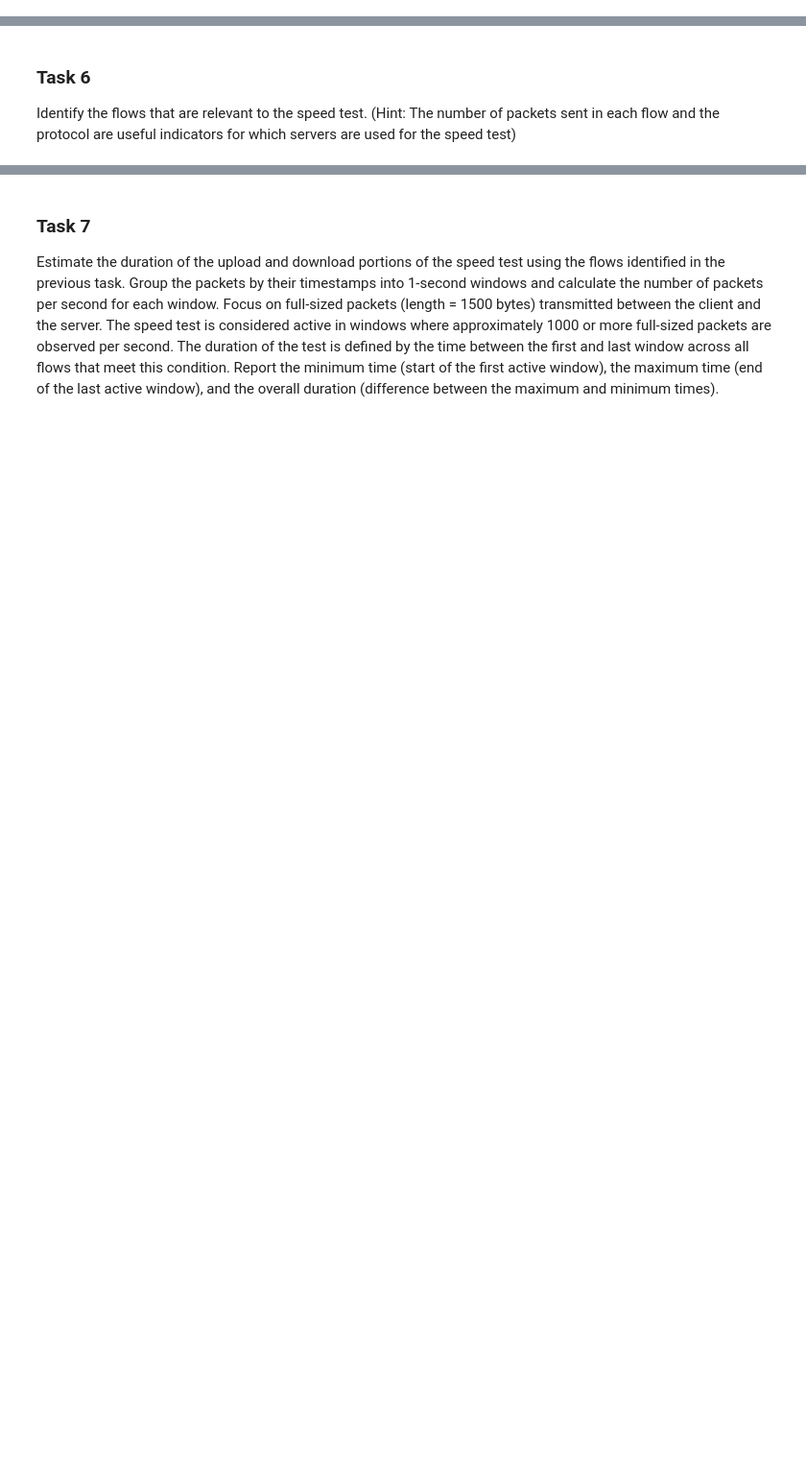
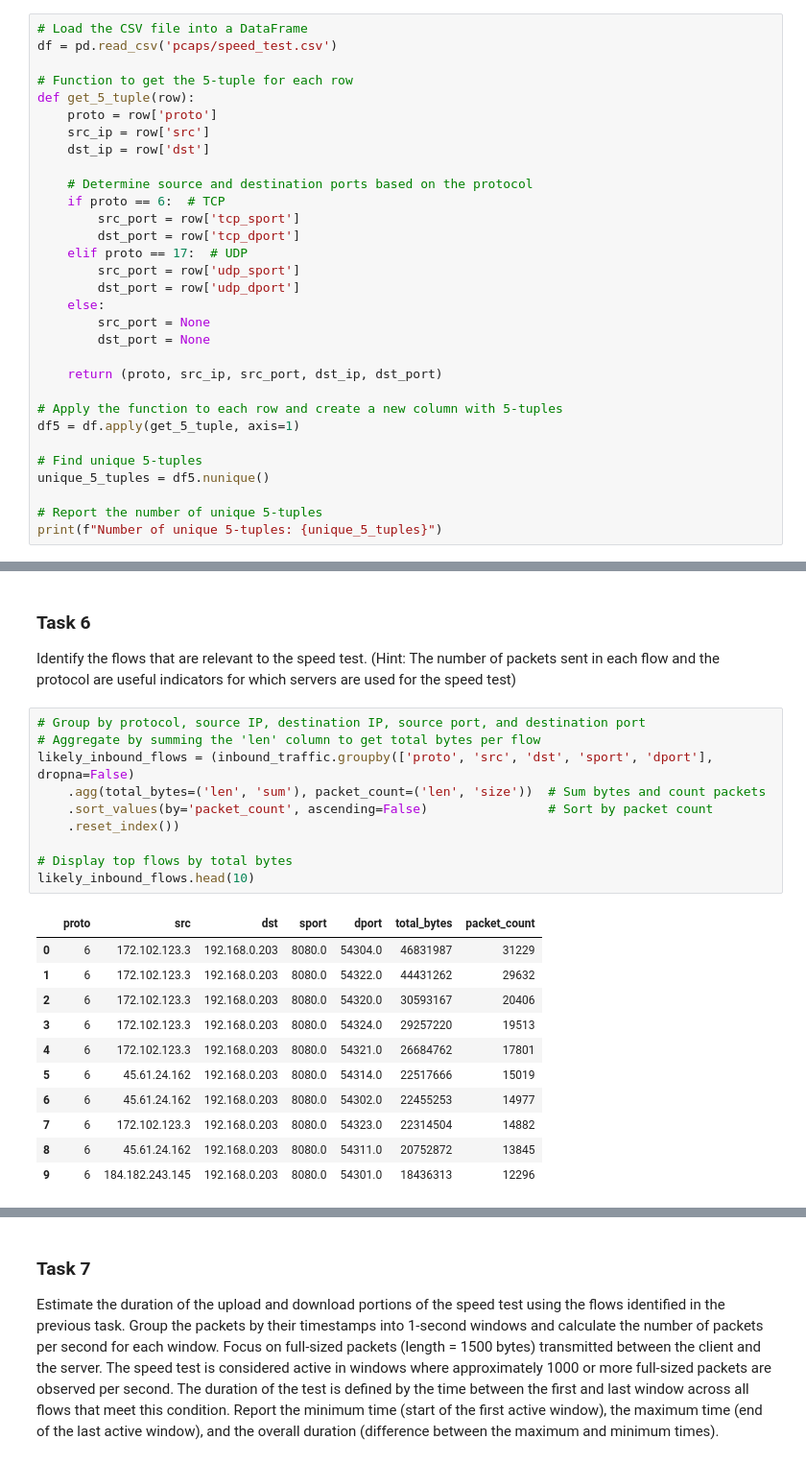
Before and after one commit to andrew200356/cs190n, a Jupyter notebook: assignments/assignment1/exploratory_data_analysis.ipynb, the cells around one changed output, grey strips where cells are left out. Shown at 96% size. Drawn from its saved outputs; the diff is of its cells as text; blank space fills up the shorter version.

```diff
--- a/assignments/assignment1/exploratory_data_analysis.ipynb
+++ b/assignments/assignment1/exploratory_data_analysis.ipynb
@@ -51,3 +118,34 @@ The 5-tuple is commonly referred to in networking, and refers to the 5 attribute
    - Destination Port
 
 Report the number of unique 5-tuples, within `pcaps/speed_test.pcap`. Remember, the port number can be either TCP or UDP port numbers depending on the protocol. Additionally, the port numbers can both be `None` if the `proto` is not equal to 6 (TCP) or 17 (UDP). You should first develop your code using the sample packet capture before executing the code on the full packet capture.
+# %%
+# Load the CSV file into a DataFrame
+df = pd.read_csv('pcaps/speed_test.csv')
+
+# Function to get the 5-tuple for each row
+def get_5_tuple(row):
+    proto = row['proto']
+    src_ip = row['src']
+    dst_ip = row['dst']
+
+    # Determine source and destination ports based on the protocol
+    if proto == 6:  # TCP
+        src_port = row['tcp_sport']
+        dst_port = row['tcp_dport']
+    elif proto == 17:  # UDP
+        src_port = row['udp_sport']
+        dst_port = row['udp_dport']
+    else:
+        src_port = None
+        dst_port = None
+
+    return (proto, src_ip, src_port, dst_ip, dst_port)
+
+# Apply the function to each row and create a new column with 5-tuples
+df5 = df.apply(get_5_tuple, axis=1)
+
+# Find unique 5-tuples
+unique_5_tuples = df5.nunique()
+
+# Report the number of unique 5-tuples
+print(f"Number of unique 5-tuples: {unique_5_tuples}")
@@ -60,3 +282,25 @@ Visualize the number of inbound and outbound bytes observed every second aggrega
 # %% [markdown]
 ### Task 6
 Identify the flows that are relevant to the speed test. (Hint: The number of packets sent in each flow and the protocol are useful indicators for which servers are used for the speed test)
+# %%
+# Group by protocol, source IP, destination IP, source port, and destination port
+# Aggregate by summing the 'len' column to get total bytes per flow
+likely_inbound_flows = (inbound_traffic.groupby(['proto', 'src', 'dst', 'sport', 'dport'], dropna=False)
+    .agg(total_bytes=('len', 'sum'), packet_count=('len', 'size'))  # Sum bytes and count packets
+    .sort_values(by='packet_count', ascending=False)                # Sort by packet count
+    .reset_index())
+
+# Display top flows by total bytes
+likely_inbound_flows.head(10)
+# %% [output]
+|  | proto | src | dst | sport | dport | total_bytes | packet_count |
+| 0 | 6 | 172.102.123.3 | 192.168.0.203 | 8080.0 | 54304.0 | 46831987 | 31229 |
+| 1 | 6 | 172.102.123.3 | 192.168.0.203 | 8080.0 | 54322.0 | 44431262 | 29632 |
+| 2 | 6 | 172.102.123.3 | 192.168.0.203 | 8080.0 | 54320.0 | 30593167 | 20406 |
+| 3 | 6 | 172.102.123.3 | 192.168.0.203 | 8080.0 | 54324.0 | 29257220 | 19513 |
+| 4 | 6 | 172.102.123.3 | 192.168.0.203 | 8080.0 | 54321.0 | 26684762 | 17801 |
+| 5 | 6 | 45.61.24.162 | 192.168.0.203 | 8080.0 | 54314.0 | 22517666 | 15019 |
+| 6 | 6 | 45.61.24.162 | 192.168.0.203 | 8080.0 | 54302.0 | 22455253 | 14977 |
+| 7 | 6 | 172.102.123.3 | 192.168.0.203 | 8080.0 | 54323.0 | 22314504 | 14882 |
+| 8 | 6 | 45.61.24.162 | 192.168.0.203 | 8080.0 | 54311.0 | 20752872 | 13845 |
+| 9 | 6 | 184.182.243.145 | 192.168.0.203 | 8080.0 | 54301.0 | 18436313 | 12296 |
```
Also changed, not shown: parts of 11 cells of this notebook.
